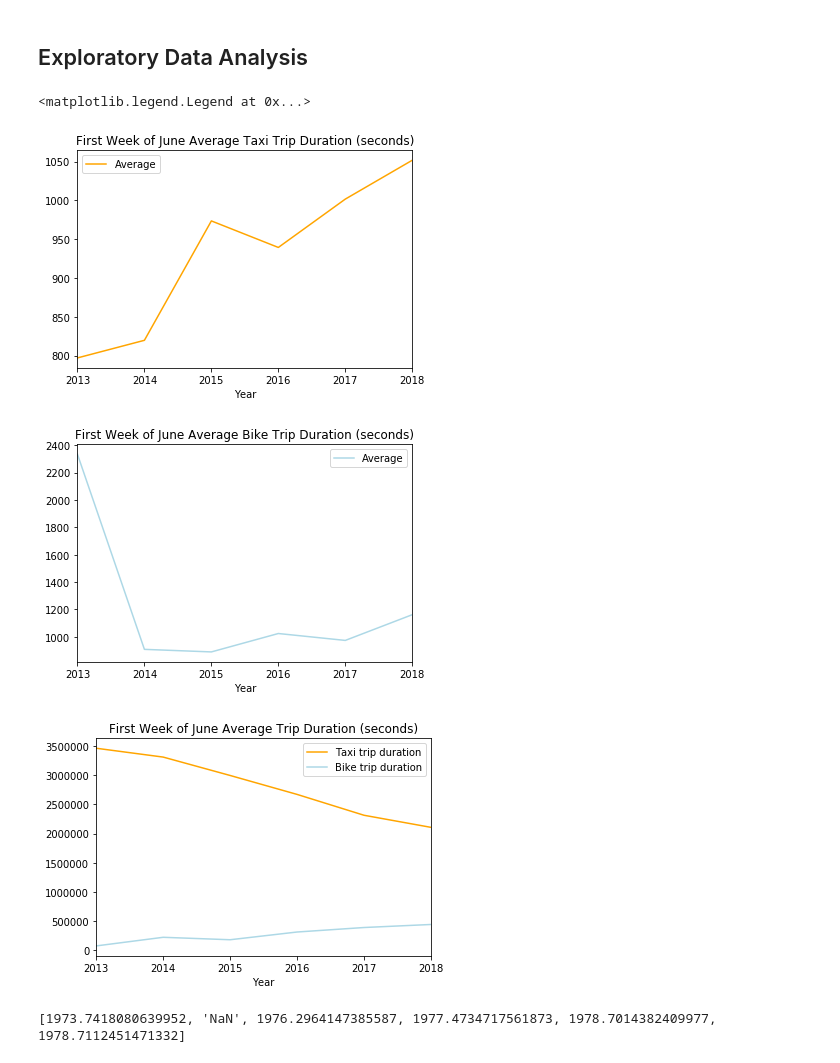
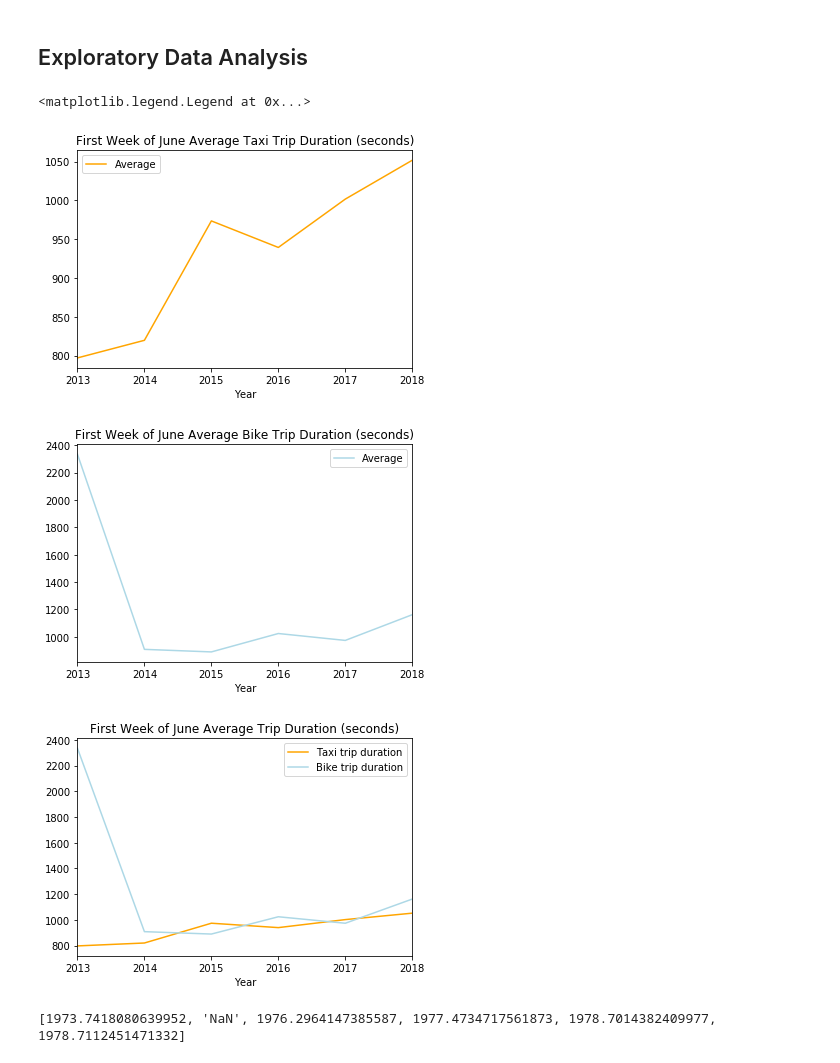
Before and after one commit to dvignoles/nyc-transpo, a Jupyter notebook: nyc_transpo.ipynb, the cells around one changed output. Cells and saved outputs as stored; diff of their text form; code cells hidden in the pictures.

Commit message:
wrong df plot, fixed

```diff
--- a/nyc_transpo.ipynb
+++ b/nyc_transpo.ipynb
@@ -272,38 +272,38 @@ avg_trip_duration_bike = pd.DataFrame(
      'Average': [
         df_bike_2013.tripduration.mean(),
         df_bike_2014.tripduration.mean(),
         df_bike_2015.tripduration.mean(),
         df_bike_2016.tripduration.mean(),
         df_bike_2017.tripduration.mean(),
         df_bike_2018.tripduration.mean()]
     })
 
 avg_trip_duration_taxi = pd.DataFrame(
     {'Year': YEARS,
      'Average': [
          df_taxi_2013.tripduration.mean(),
          df_taxi_2014.tripduration.mean(),
          df_taxi_2015.tripduration.mean(),
          df_taxi_2016.tripduration.mean(),
          df_taxi_2017.tripduration.mean(),
          df_taxi_2018.tripduration.mean()]
     })
 
 avg_trip_duration_taxi.plot(
     kind='line', x='Year', y='Average', title='First Week of June Average Taxi Trip Duration (seconds)', color='orange')
 avg_trip_duration_bike.plot(
     kind='line', x='Year', y='Average', title='First Week of June Average Bike Trip Duration (seconds)', color='lightblue')
 
-_ = df_taxi_trip_counts.plot(
-    kind='line', x='Year', y='Count', title='First Week of June Average Trip Duration (seconds)', color='orange')
-df_bike_trip_counts.plot(
-    kind='line', x='Year', y='Count', title='First Week of June Average Trip Duration (seconds)', ax=_, color='lightblue')
+_ = avg_trip_duration_taxi.plot(
+    kind='line', x='Year', y='Average', title='First Week of June Average Trip Duration (seconds)', color='orange')
+avg_trip_duration_bike.plot(
+    kind='line', x='Year', y='Average', title='First Week of June Average Trip Duration (seconds)', ax=_, color='lightblue')
 _.legend(['Taxi trip duration', 'Bike trip duration'])
 # %% [output]
 <matplotlib.legend.Legend at 0x...>
 [figure]
 [figure]
-[figure, old version]
+[figure, new version]
 # %%
 # had to avoid 2014 here, as there are some issues with the birthdate field in that dataframe. Will clean.
 # yo people in their 40s love citibikes
```
